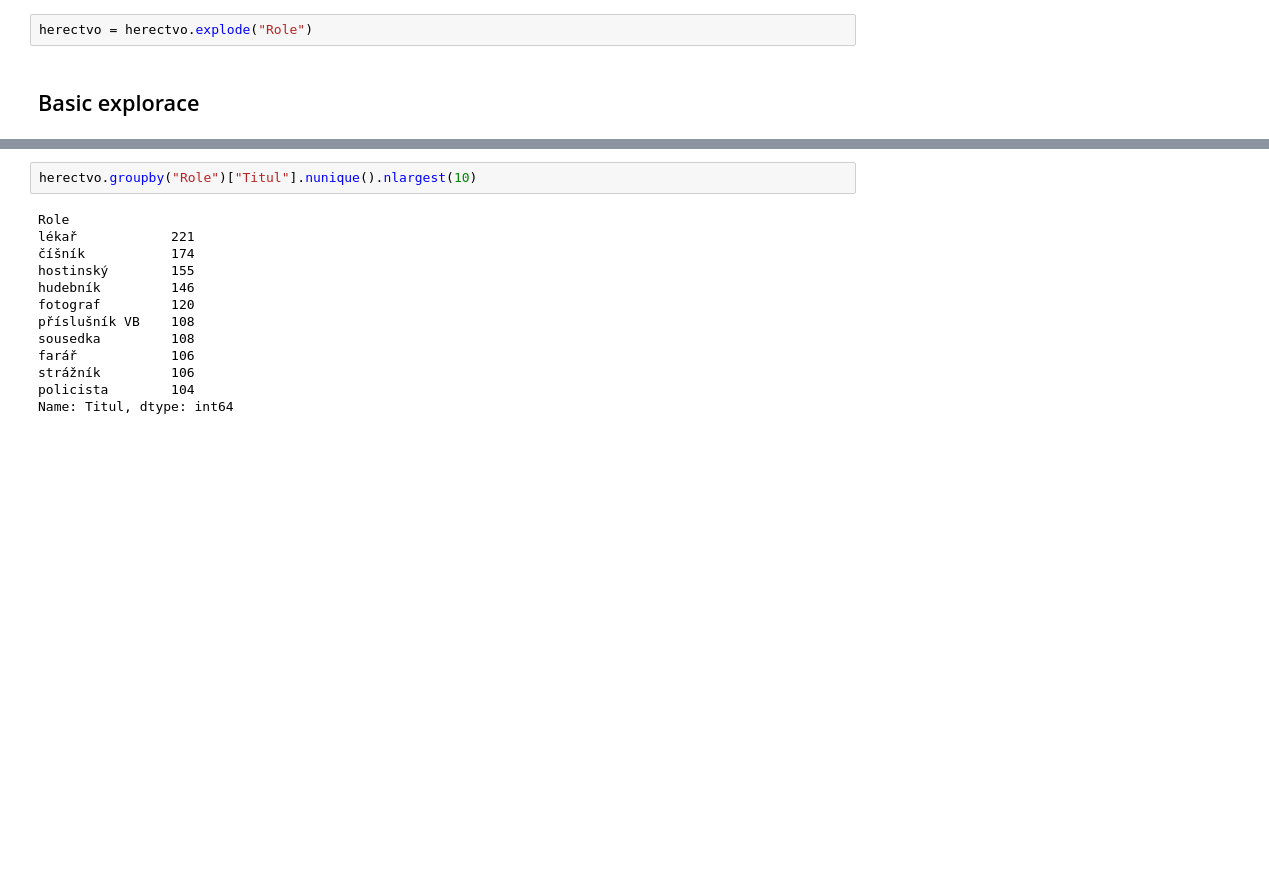
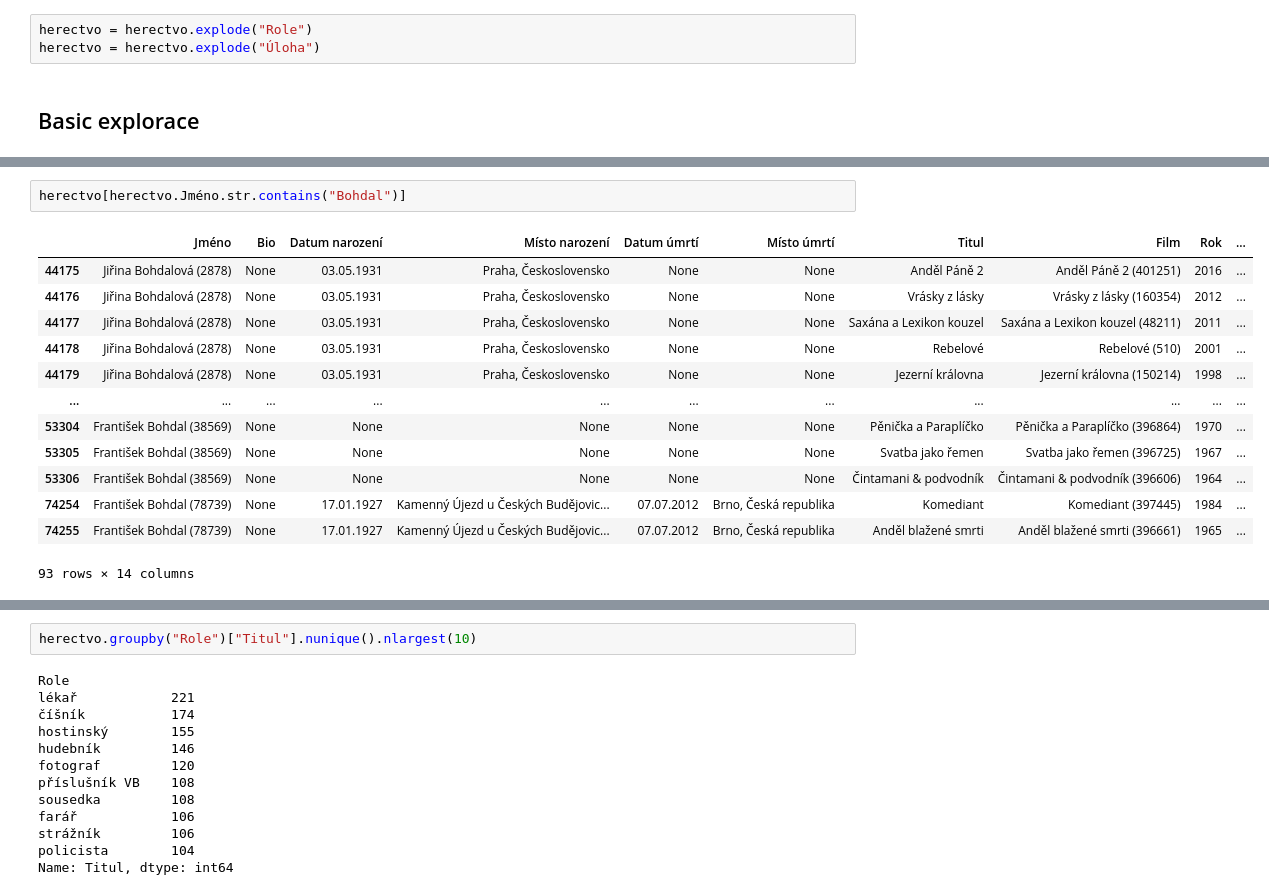
Before and after one commit to DataRozhlas/filmovy-prehled, a Jupyter notebook: 11 explorace herectva.ipynb, the cells around one changed output, grey strips where cells are left out. Drawn from its saved outputs; the diff is of its cells as text; blank space fills up the shorter version.

```diff
--- a/11 explorace herectva.ipynb
+++ b/11 explorace herectva.ipynb
@@ -4,5 +4,6 @@ import pandas as pd
 herectvo = pd.read_json("herectvo.json")
 # %%
 herectvo = herectvo.explode("Role")
+herectvo = herectvo.explode("Úloha")
 # %% [markdown]
 ## Basic explorace
@@ -8,0 +79,16 @@ herectvo = herectvo.explode("Role")
+# %%
+herectvo[herectvo.Jméno.str.contains("Bohdal")]
+# %% [output]
+|  | Jméno | Bio | Datum narození | Místo narození | Datum úmrtí | Místo úmrtí | Titul | Film | Rok | ... |
+| 44175 | Jiřina Bohdalová (2878) | None | 03.05.1931 | Praha, Československo | None | None | Anděl Páně 2 | Anděl Páně 2 (401251) | 2016 | ... |
+| 44176 | Jiřina Bohdalová (2878) | None | 03.05.1931 | Praha, Československo | None | None | Vrásky z lásky | Vrásky z lásky (160354) | 2012 | ... |
+| 44177 | Jiřina Bohdalová (2878) | None | 03.05.1931 | Praha, Československo | None | None | Saxána a Lexikon kouzel | Saxána a Lexikon kouzel (48211) | 2011 | ... |
+| 44178 | Jiřina Bohdalová (2878) | None | 03.05.1931 | Praha, Československo | None | None | Rebelové | Rebelové (510) | 2001 | ... |
+| 44179 | Jiřina Bohdalová (2878) | None | 03.05.1931 | Praha, Československo | None | None | Jezerní královna | Jezerní královna (150214) | 1998 | ... |
+| ... | ... | ... | ... | ... | ... | ... | ... | ... | ... | ... |
+| 53304 | František Bohdal (38569) | None | None | None | None | None | Pěnička a Paraplíčko | Pěnička a Paraplíčko (396864) | 1970 | ... |
+| 53305 | František Bohdal (38569) | None | None | None | None | None | Svatba jako řemen | Svatba jako řemen (396725) | 1967 | ... |
+| 53306 | František Bohdal (38569) | None | None | None | None | None | Čintamani & podvodník | Čintamani & podvodník (396606) | 1964 | ... |
+| 74254 | František Bohdal (78739) | None | 17.01.1927 | Kamenný Újezd u Českých Budějovic... | 07.07.2012 | Brno, Česká republika | Komediant | Komediant (397445) | 1984 | ... |
+| 74255 | František Bohdal (78739) | None | 17.01.1927 | Kamenný Újezd u Českých Budějovic... | 07.07.2012 | Brno, Česká republika | Anděl blažené smrti | Anděl blažené smrti (396661) | 1965 | ... |
+93 rows × 14 columns
```
Also changed, not shown: parts of 28 cells of this notebook, 5 other files.
